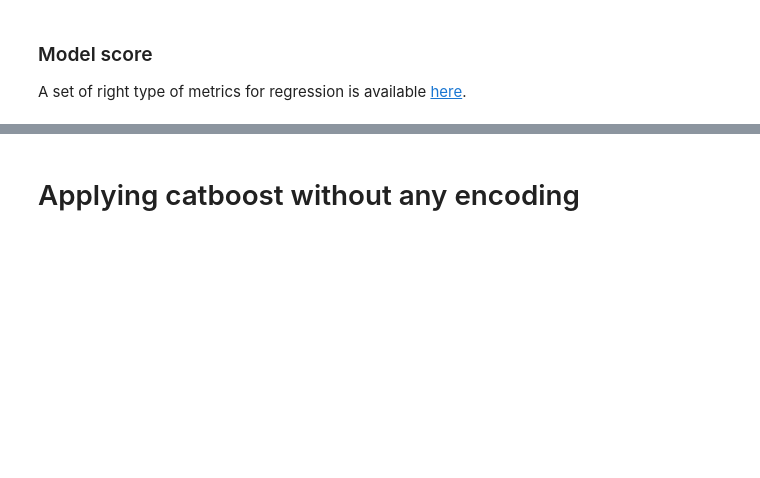
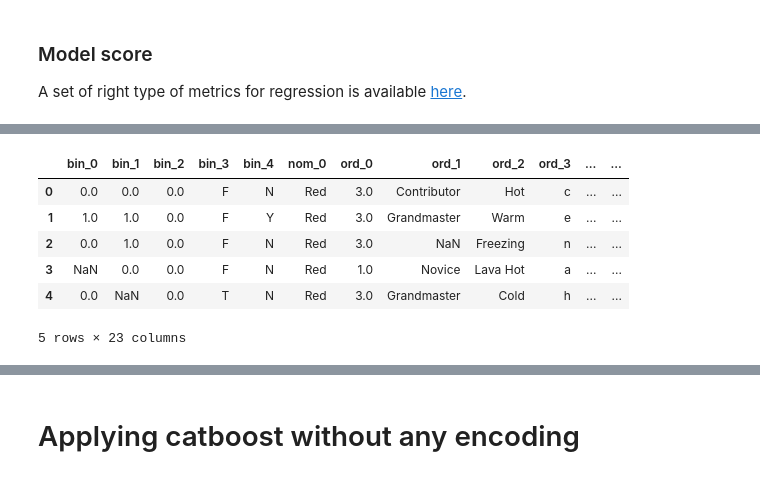
Before and after one commit to ErfanEbrahimiBazaz/encoding_categorical_variables, a Jupyter notebook: Applying different encoders.ipynb, the cells around one changed output, grey strips where cells are left out. Drawn from its saved outputs; the diff is of its cells as text; code cells hidden in the pictures; blank space fills up the shorter version.

```diff
--- a/Applying different encoders.ipynb
+++ b/Applying different encoders.ipynb
@@ -368,0 +484,11 @@ df_train_2.head()
+# %%
+df_train_ce = pd.read_csv('Train.csv')
+y = df_train_ce['target']
+df_test_ce = pd.read_csv('Test.csv')
+df_train_ce.drop(['id', 'target'], axis=1, inplace=True)
+df_test_ce.drop('id', axis=1, inplace=True)
+df_tmp = pd.concat([df_train_ce, df_test_ce], ignore_index=True)
+
+cat_features = ['nom_1', 'nom_2', 'nom_3', 'nom_4', 'nom_5', 'nom_6', 'nom_7', 'nom_8', 'nom_9']
+count_enc = ce.CountEncoder(handle_missing='return_nan')
+df_count = count_enc.fit_transform(df_tmp[cat_features])
@@ -368,0 +517,13 @@ df_train_2.head()
+# %%
+# concatinating two dataframes column-wise
+df_tmp2 = df_tmp.drop(cat_features, axis=1)
+df_ce = pd.concat([df_tmp2, df_count], axis=1)
+df_ce.head()
+# %% [output]
+|  | bin_0 | bin_1 | bin_2 | bin_3 | bin_4 | nom_0 | ord_0 | ord_1 | ord_2 | ord_3 | ... | ... |
+| 0 | 0.0 | 0.0 | 0.0 | F | N | Red | 3.0 | Contributor | Hot | c | ... | ... |
+| 1 | 1.0 | 1.0 | 0.0 | F | Y | Red | 3.0 | Grandmaster | Warm | e | ... | ... |
+| 2 | 0.0 | 1.0 | 0.0 | F | N | Red | 3.0 | NaN | Freezing | n | ... | ... |
+| 3 | NaN | 0.0 | 0.0 | F | N | Red | 1.0 | Novice | Lava Hot | a | ... | ... |
+| 4 | 0.0 | NaN | 0.0 | T | N | Red | 3.0 | Grandmaster | Cold | h | ... | ... |
+5 rows × 23 columns
```
Also changed, not shown: parts of 74 cells of this notebook.
